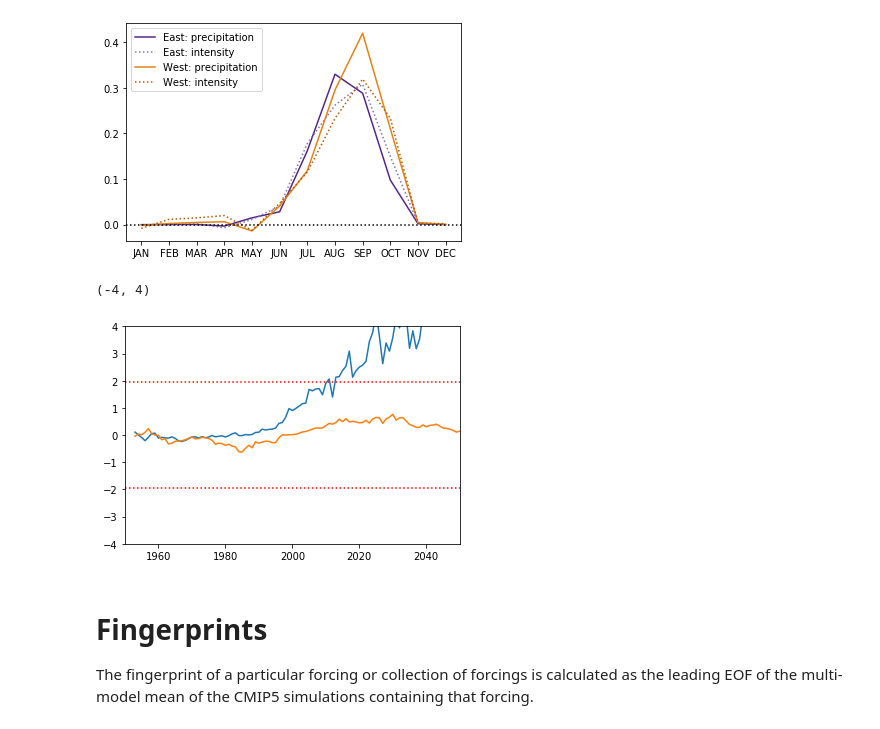
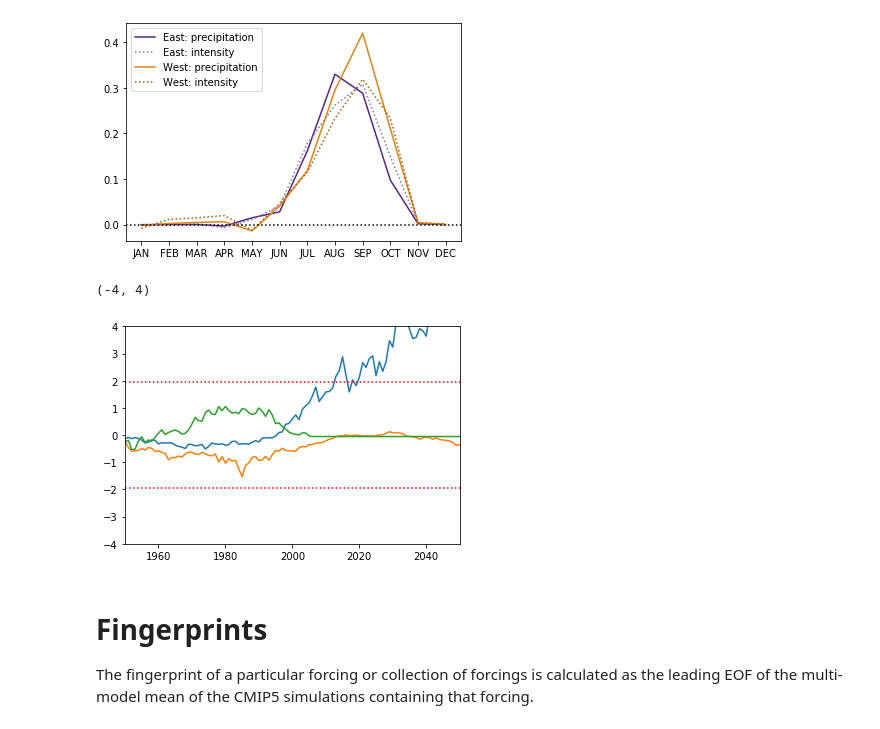
Before and after one commit to katemarvel/Sahel_Code, a Jupyter notebook: SahelFingerprinting.ipynb, the cells around one changed output. Saved outputs shown, nothing was run; the diff lists cells and outputs as text; code cells hidden in the pictures.

Commit message:
AA data added

```diff
--- a/SahelFingerprinting.ipynb
+++ b/SahelFingerprinting.ipynb
@@ -108,13 +108,15 @@ class CMIP5DATA():
             #multi-model average (first average over ensemble members, then models)
             mma=MV.average(cmip5.ensemble2multimodel(anomalies),axis=0)
             self.mma[variable]=mma
-    def fingerprint(self,include=["pr_CE","intensity_CE","pr_W","intensity_W"]):
+    def fingerprint(self,include=["pr_CE","intensity_CE","pr_W","intensity_W"],time_bounds=None):
+        if time_bounds is None:
+            time_bounds = (cmip5.start_time(self.mma["pr_CE"]),cmip5.stop_time(self.mma["pr_CE"]))
         if (type(include)==type("string")):
-            solver=Eof(self.mma(include))
+            solver=Eof(self.mma(include)(time=time_bounds))
         else:
             data=[]
             for incl in include:
-                data+=[self.mma[incl]/np.std(self.mma[incl])]
+                data+=[self.mma[incl](time=time_bounds)/np.std(self.mma[incl](time=time_bounds))]
                 solver=MultivariateEof(data)
         solver.variables=include
         return solver
@@ -153,15 +155,3 @@ def plot_multivariate(solver,i=0):
     months=["JAN","FEB","MAR","APR","MAY","JUN","JUL","AUG","SEP","OCT","NOV","DEC"]
     plt.xticks(np.arange(12),months)
     plt.legend()
-# %%
-experiment="historical-rcp85"
-base_period=('1950-1-1','1979-12-31')
-h85=CMIP5DATA(experiment)
-solver=h85.fingerprint()
-modeli=3
-include=["pr_CE","intensity_CE","pr_W","intensity_W"]
-to_proj=[]
-for incl in include:
-    dat=h85.anomalies[incl][modeli]
-    to_proj+=[dat/np.std(dat)]
-Plotting.time_plot(solver.projectField(to_proj)[:,1])
@@ -169,0 +158,6 @@ Plotting.time_plot(solver.projectField(to_proj)[:,1])
+# %%
+
+base_period=('1950-1-1','1979-12-31')
+h85=CMIP5DATA("historical-rcp85")
+solver=h85.fingerprint()
+aa=CMIP5DATA("AA")
@@ -306,13 +319,30 @@ SN2=TOE(h85.project_on_solver(eof_number=1),piC.project_on_solver(h85.fingerprin
+# %%
+h85proj=h85.project_on_solver()
+noiseh85=piC.project_on_solver(h85.fingerprint())
+
+h85proj_eof2=h85.project_on_solver(eof_number = 1)
+noiseh85_eof2=piC.project_on_solver(h85.fingerprint(),eof_number = 1)
+
+aaproj=aa.project_on_solver()
+noiseaa=piC.project_on_solver(aa.fingerprint())
+
+starttime=cdtime.comptime(1940,1,1)
+L_init=2
+
+SN=TOE(h85proj,noiseh85,starttime=starttime,L_init=L_init)
+SN_eof2=TOE(h85proj_eof2,noiseh85_eof2,starttime=starttime,L_init=L_init)
+SN_aa=TOE(aaproj,noiseaa,starttime=starttime,L_init=L_init)
 # %%
 Plotting.time_plot(MV.average(SN,axis=0))
-Plotting.time_plot(MV.average(SN2,axis=0))
+Plotting.time_plot(MV.average(SN_eof2,axis=0))
+Plotting.time_plot(MV.average(SN_aa,axis=0))
 plt.axhline(1.96,c="r",ls=":")
 plt.axhline(-1.96,c="r",ls=":")
 plt.xlim(1950,2050)
 plt.ylim(-4,4)
 # %% [output]
 (-4, 4)
-[figure, old version]
+[figure, new version]
 # %%
 
 
```
Also changed, not shown: parts of 12 cells of this notebook, 2 other files.
